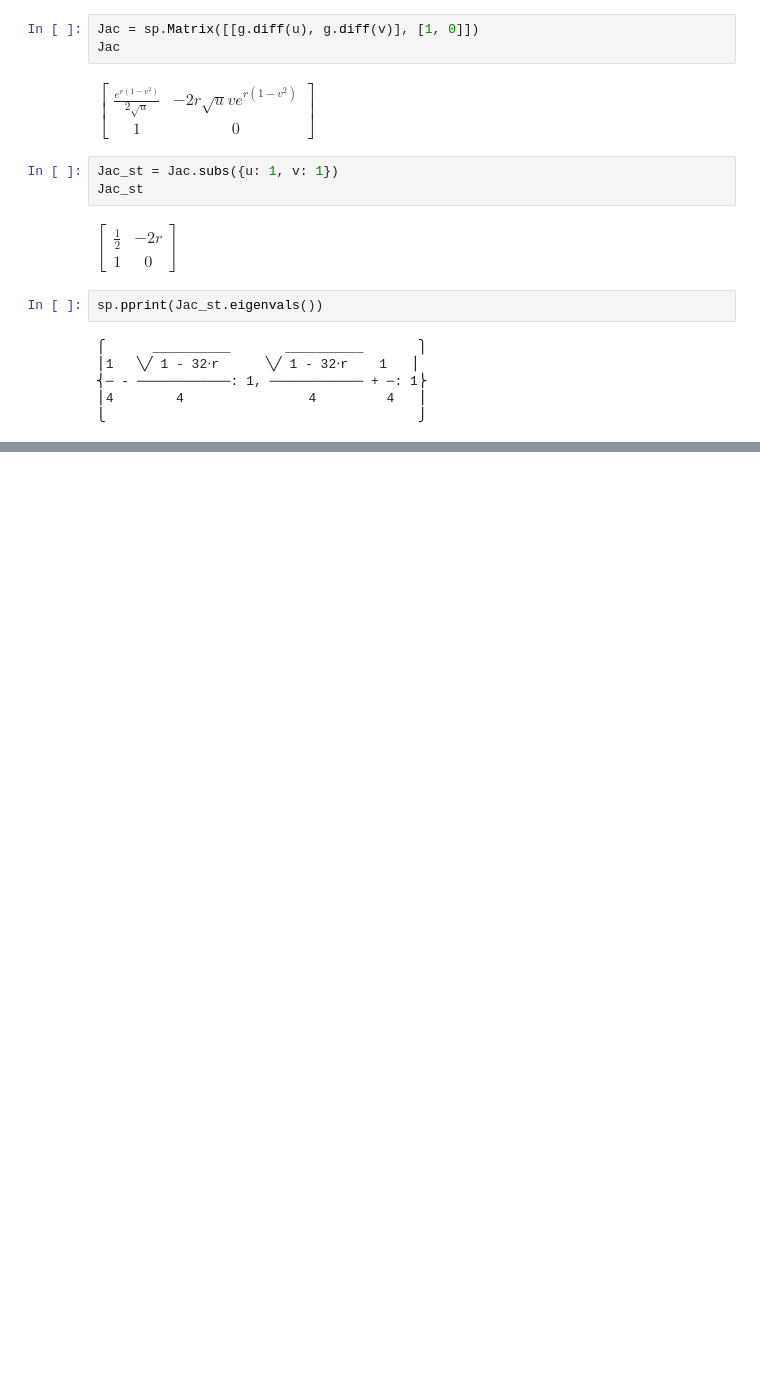
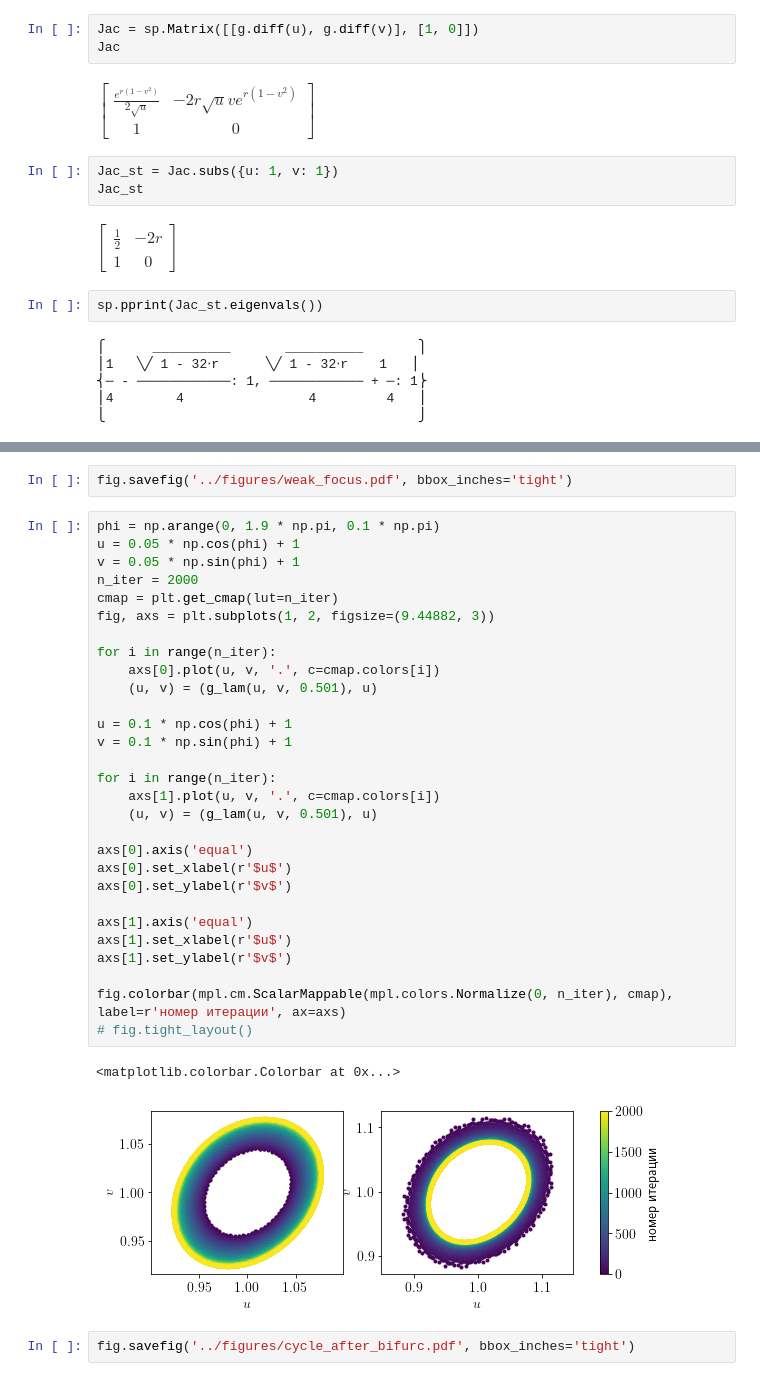
Before and after one commit to igudav/biomath_discrete, a Jupyter notebook: code/two_step.ipynb, the cells around one changed output, grey strips where cells are left out. Saved outputs shown, nothing was run; the diff lists cells and outputs as text; blank space fills up the shorter version.

```diff
--- a/code/two_step.ipynb
+++ b/code/two_step.ipynb
@@ -34,0 +58,36 @@ sp.pprint(Jac_st.eigenvals())
+# %%
+fig.savefig('../figures/weak_focus.pdf', bbox_inches='tight')
+# %%
+phi = np.arange(0, 1.9 * np.pi, 0.1 * np.pi)
+u = 0.05 * np.cos(phi) + 1
+v = 0.05 * np.sin(phi) + 1
+n_iter = 2000
+cmap = plt.get_cmap(lut=n_iter)
+fig, axs = plt.subplots(1, 2, figsize=(9.44882, 3))
+
+for i in range(n_iter):
+    axs[0].plot(u, v, '.', c=cmap.colors[i])
+    (u, v) = (g_lam(u, v, 0.501), u)
+
+u = 0.1 * np.cos(phi) + 1
+v = 0.1 * np.sin(phi) + 1
+
+for i in range(n_iter):
+    axs[1].plot(u, v, '.', c=cmap.colors[i])
+    (u, v) = (g_lam(u, v, 0.501), u)
+
+axs[0].axis('equal')
+axs[0].set_xlabel(r'$u$')
+axs[0].set_ylabel(r'$v$')
+
+axs[1].axis('equal')
+axs[1].set_xlabel(r'$u$')
+axs[1].set_ylabel(r'$v$')
+
+fig.colorbar(mpl.cm.ScalarMappable(mpl.colors.Normalize(0, n_iter), cmap), label=r'номер итерации', ax=axs)
+# fig.tight_layout()
+# %% [output]
+<matplotlib.colorbar.Colorbar at 0x...>
+[figure, added]
+# %%
+fig.savefig('../figures/cycle_after_bifurc.pdf', bbox_inches='tight')
```
Also changed, not shown: parts of 3 cells of this notebook, 10 other files.
